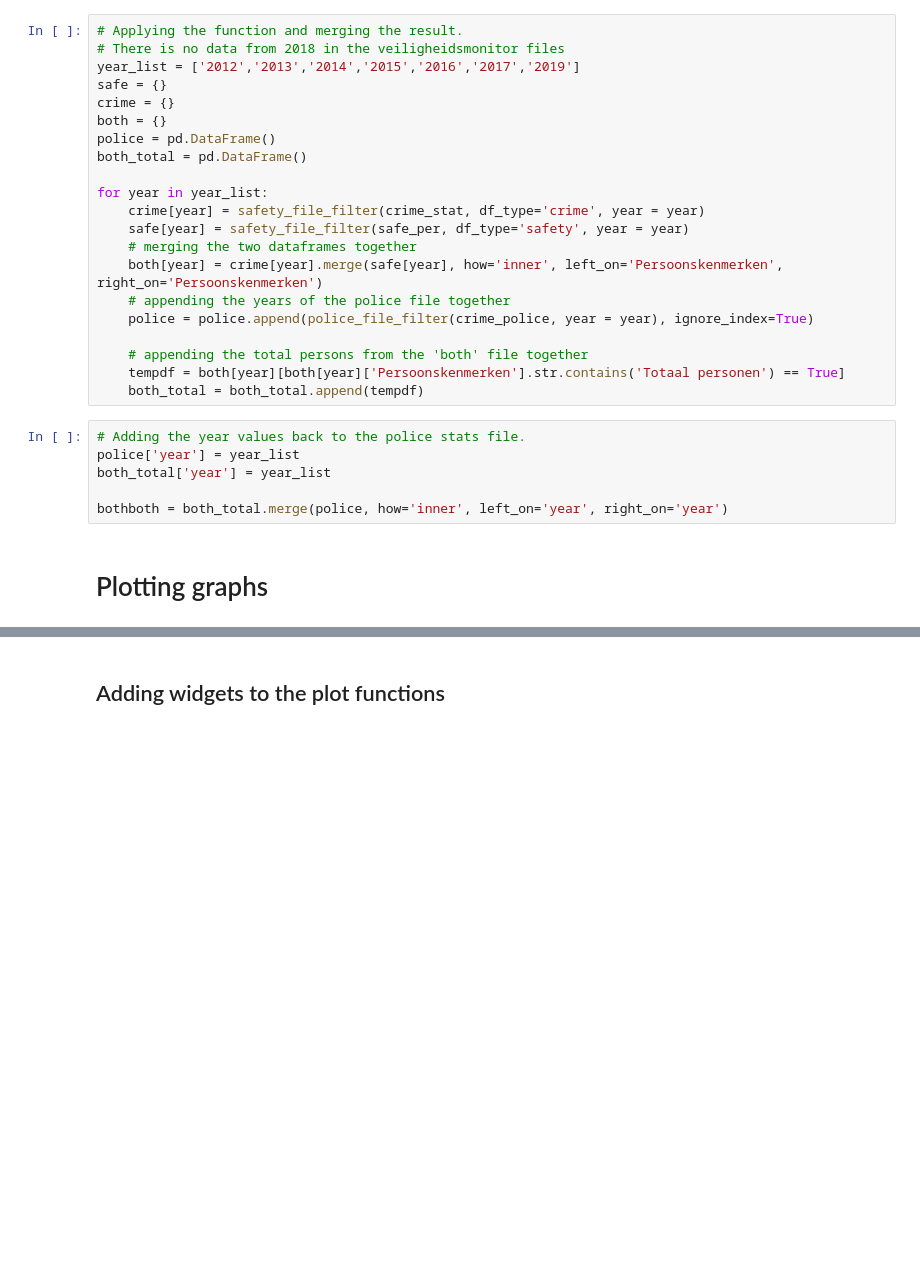
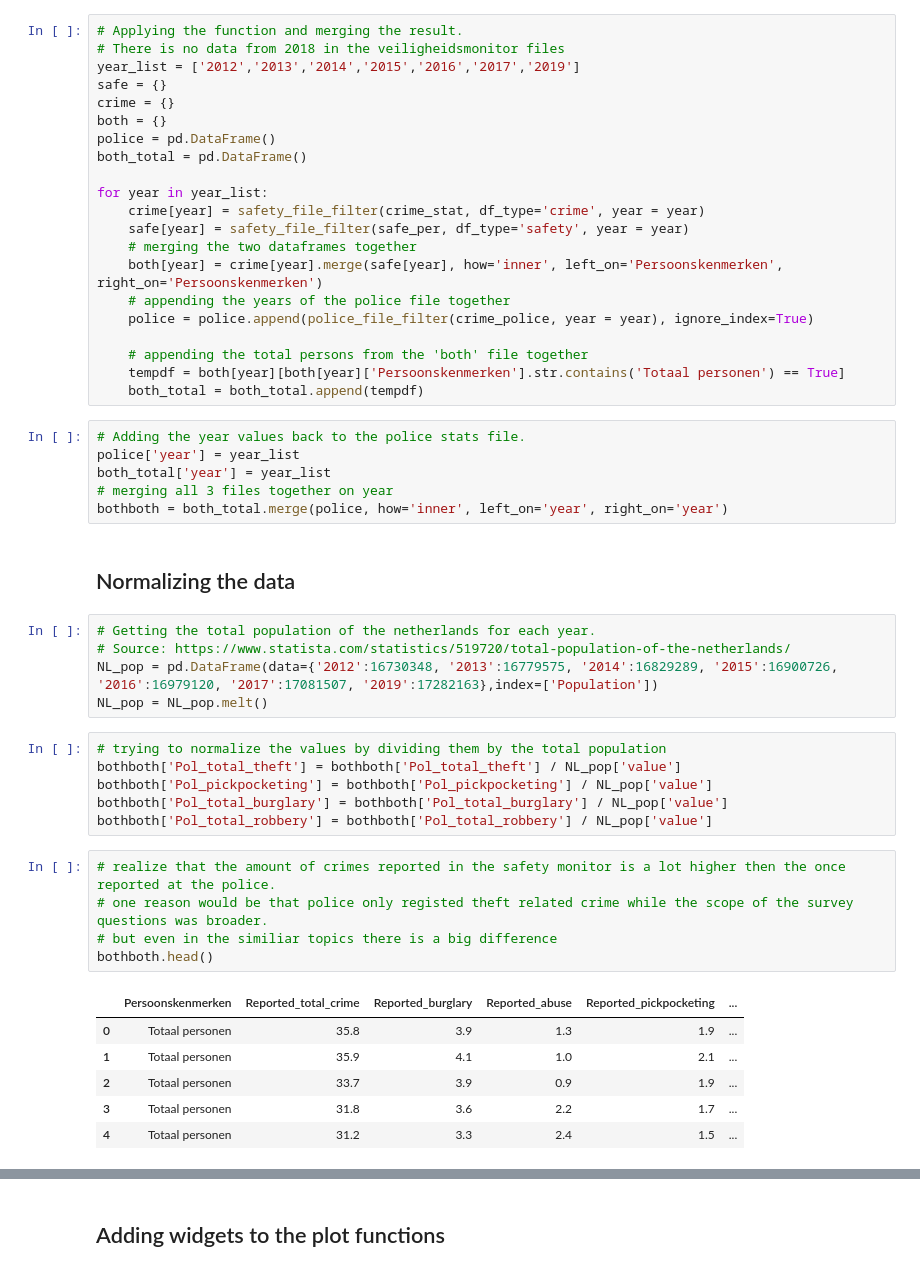
Before and after one commit to rients2/Prog1_Final_Assignment, a Jupyter notebook: Final_Assignment_2021.ipynb, the cells around one changed output, grey strips where cells are left out. Drawn from its saved outputs; the diff is of its cells as text; blank space fills up the shorter version.

```diff
--- a/Final_Assignment_2021.ipynb
+++ b/Final_Assignment_2021.ipynb
@@ -188,7 +243,30 @@ for year in year_list:
 # Adding the year values back to the police stats file.
 police['year'] = year_list
 both_total['year'] = year_list
-
+# merging all 3 files together on year
 bothboth = both_total.merge(police, how='inner', left_on='year', right_on='year')
-# %% [markdown]
-<h1> Plotting graphs </h1>
+# %% [markdown]
+<h2> Normalizing the data </h2>
+# %%
+# Getting the total population of the netherlands for each year.
+# Source: https://www.statista.com/statistics/519720/total-population-of-the-netherlands/
+NL_pop = pd.DataFrame(data={'2012':16730348, '2013':16779575, '2014':16829289, '2015':16900726, '2016':16979120, '2017':17081507, '2019':17282163},index=['Population'])
+NL_pop = NL_pop.melt()
+# %%
+# trying to normalize the values by dividing them by the total population
+bothboth['Pol_total_theft'] = bothboth['Pol_total_theft'] / NL_pop['value']
+bothboth['Pol_pickpocketing'] = bothboth['Pol_pickpocketing'] / NL_pop['value']
+bothboth['Pol_total_burglary'] = bothboth['Pol_total_burglary'] / NL_pop['value']
+bothboth['Pol_total_robbery'] = bothboth['Pol_total_robbery'] / NL_pop['value']
+# %%
+# realize that the amount of crimes reported in the safety monitor is a lot higher then the once reported at the police.
+# one reason would be that police only registed theft related crime while the scope of the survey questions was broader.
+# but even in the similiar topics there is a big difference
+bothboth.head()
+# %% [output]
+|  | Persoonskenmerken | Reported_total_crime | Reported_burglary | Reported_abuse | Reported_pickpocketing | ... |
+| 0 | Totaal personen | 35.8 | 3.9 | 1.3 | 1.9 | ... |
+| 1 | Totaal personen | 35.9 | 4.1 | 1.0 | 2.1 | ... |
+| 2 | Totaal personen | 33.7 | 3.9 | 0.9 | 1.9 | ... |
+| 3 | Totaal personen | 31.8 | 3.6 | 2.2 | 1.7 | ... |
+| 4 | Totaal personen | 31.2 | 3.3 | 2.4 | 1.5 | ... |
```
Also changed, not shown: parts of 19 cells of this notebook.
